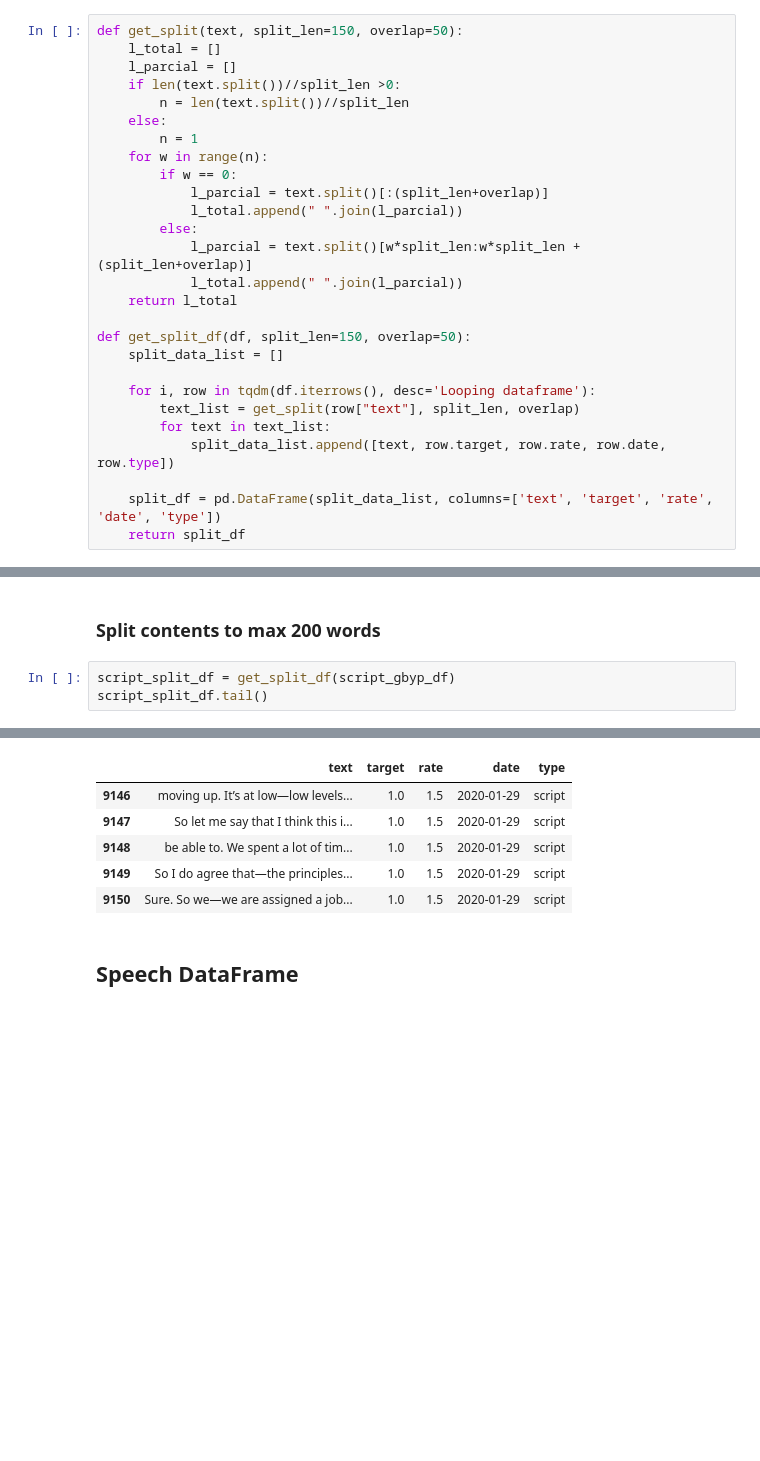
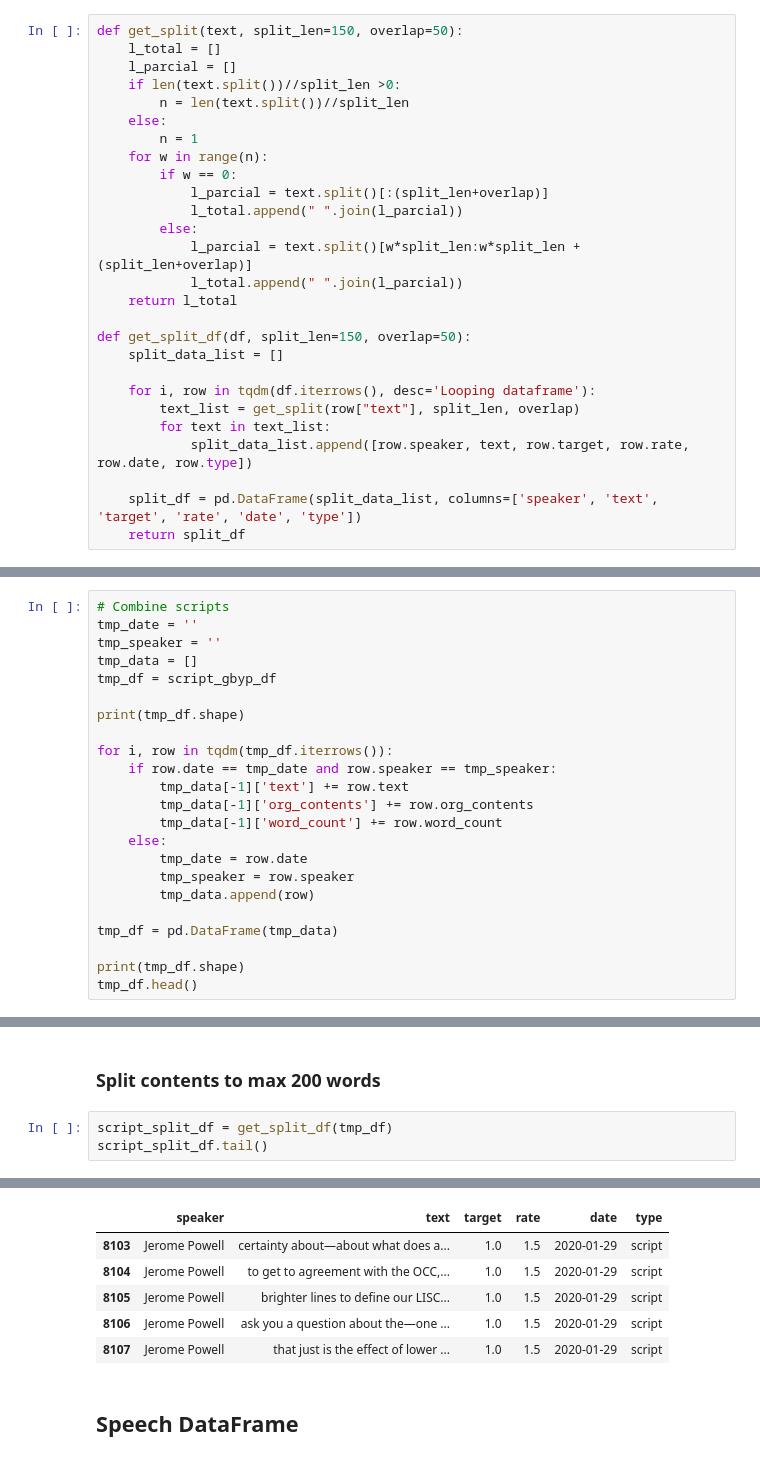
Before and after one commit to yukit-k/centralbank_analysis, a Jupyter notebook: src/FOMC_Analysis_Preprocess.ipynb, the cells around one changed output, grey strips where cells are left out. Cells and saved outputs as stored; diff of their text form; blank space fills up the shorter version.

Commit message:
fix: Improve a way to split scripts by first merging for the same day

```diff
--- a/src/FOMC_Analysis_Preprocess.ipynb
+++ b/src/FOMC_Analysis_Preprocess.ipynb
@@ -113,9 +113,9 @@ def get_split_df(df, split_len=150, overlap=50):
     for i, row in tqdm(df.iterrows(), desc='Looping dataframe'):
         text_list = get_split(row["text"], split_len, overlap)
         for text in text_list:
-            split_data_list.append([text, row.target, row.rate, row.date, row.type])
+            split_data_list.append([row.speaker, text, row.target, row.rate, row.date, row.type])
 
-    split_df = pd.DataFrame(split_data_list, columns=['text', 'target', 'rate', 'date', 'type'])
+    split_df = pd.DataFrame(split_data_list, columns=['speaker', 'text', 'target', 'rate', 'date', 'type'])
     return split_df
 # %%
 def one_hot_encode(df):
@@ -796,0 +813,23 @@ script_gbyp_df.shape
+# %%
+# Combine scripts
+tmp_date = ''
+tmp_speaker = ''
+tmp_data = []
+tmp_df = script_gbyp_df
+
+print(tmp_df.shape)
+
+for i, row in tqdm(tmp_df.iterrows()):
+    if row.date == tmp_date and row.speaker == tmp_speaker:
+        tmp_data[-1]['text'] += row.text
+        tmp_data[-1]['org_contents'] += row.org_contents
+        tmp_data[-1]['word_count'] += row.word_count
+    else:
+        tmp_date = row.date
+        tmp_speaker = row.speaker
+        tmp_data.append(row)
+
+tmp_df = pd.DataFrame(tmp_data)
+
+print(tmp_df.shape)
+tmp_df.head()
@@ -797,6 +846,6 @@ script_gbyp_df.shape
 # %% [markdown]
 ### Split contents to max 200 words
 # %%
-script_split_df = get_split_df(script_gbyp_df)
+script_split_df = get_split_df(tmp_df)
 script_split_df.tail()
 # %% [output]
@@ -804,9 +852,9 @@ HBox(children=(IntProgress(value=1, bar_style='info', description='Looping dataf
-|  | text | target | rate | date | type |
-| 9146 | moving up. It’s at low—low levels... | 1.0 | 1.5 | 2020-01-29 | script |
-| 9147 | So let me say that I think this i... | 1.0 | 1.5 | 2020-01-29 | script |
-| 9148 | be able to. We spent a lot of tim... | 1.0 | 1.5 | 2020-01-29 | script |
-| 9149 | So I do agree that—the principles... | 1.0 | 1.5 | 2020-01-29 | script |
-| 9150 | Sure. So we—we are assigned a job... | 1.0 | 1.5 | 2020-01-29 | script |
+|  | speaker | text | target | rate | date | type |
+| 8103 | Jerome Powell | certainty about—about what does a... | 1.0 | 1.5 | 2020-01-29 | script |
+| 8104 | Jerome Powell | to get to agreement with the OCC,... | 1.0 | 1.5 | 2020-01-29 | script |
+| 8105 | Jerome Powell | brighter lines to define our LISC... | 1.0 | 1.5 | 2020-01-29 | script |
+| 8106 | Jerome Powell | ask you a question about the—one ... | 1.0 | 1.5 | 2020-01-29 | script |
+| 8107 | Jerome Powell | that just is the effect of lower ... | 1.0 | 1.5 | 2020-01-29 | script |
 # %% [markdown]
 ## Speech DataFrame
 # %%
```
Also changed, not shown: parts of 12 cells of this notebook.
